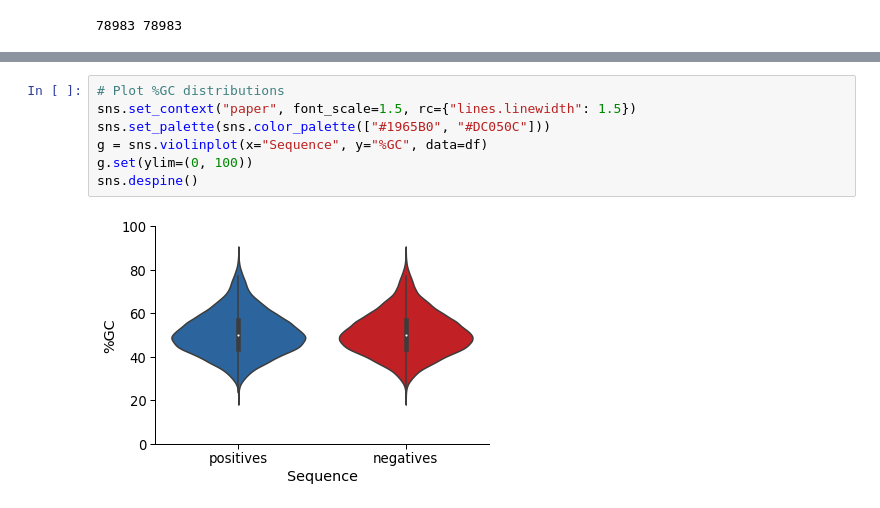
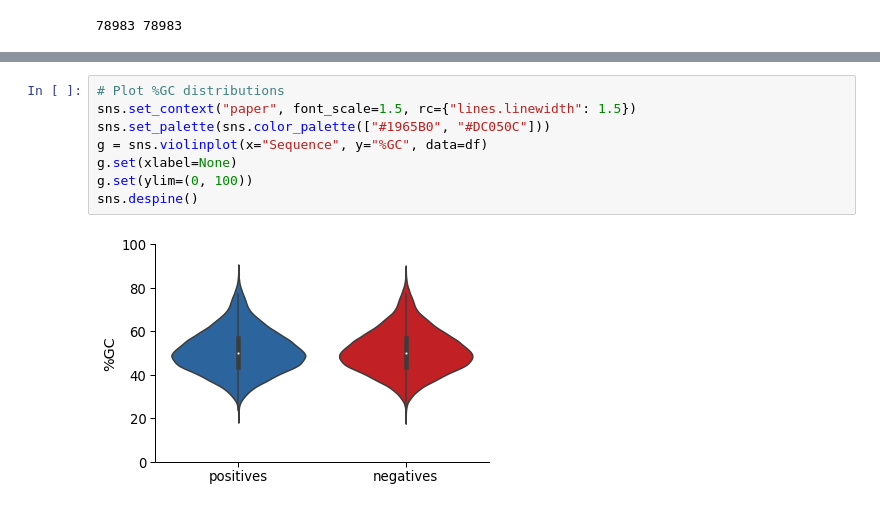
Before and after one commit to wassermanlab/CTCF, a Jupyter notebook: Data/get-gc-matched-seqs.ipynb, the cells around one changed output, grey strips where cells are left out. Cells and saved outputs as stored; diff of their text form.

```diff
--- a/Data/get-gc-matched-seqs.ipynb
+++ b/Data/get-gc-matched-seqs.ipynb
@@ -195,9 +195,10 @@ df
 # %%
 # Plot %GC distributions
 sns.set_context("paper", font_scale=1.5, rc={"lines.linewidth": 1.5})
 sns.set_palette(sns.color_palette(["#1965B0", "#DC050C"]))
 g = sns.violinplot(x="Sequence", y="%GC", data=df)
+g.set(xlabel=None)
 g.set(ylim=(0, 100))
 sns.despine()
 # %% [output]
-[figure, old version]
+[figure, new version]
```
Also changed, not shown: parts of 2 cells of this notebook, 8 other files.
